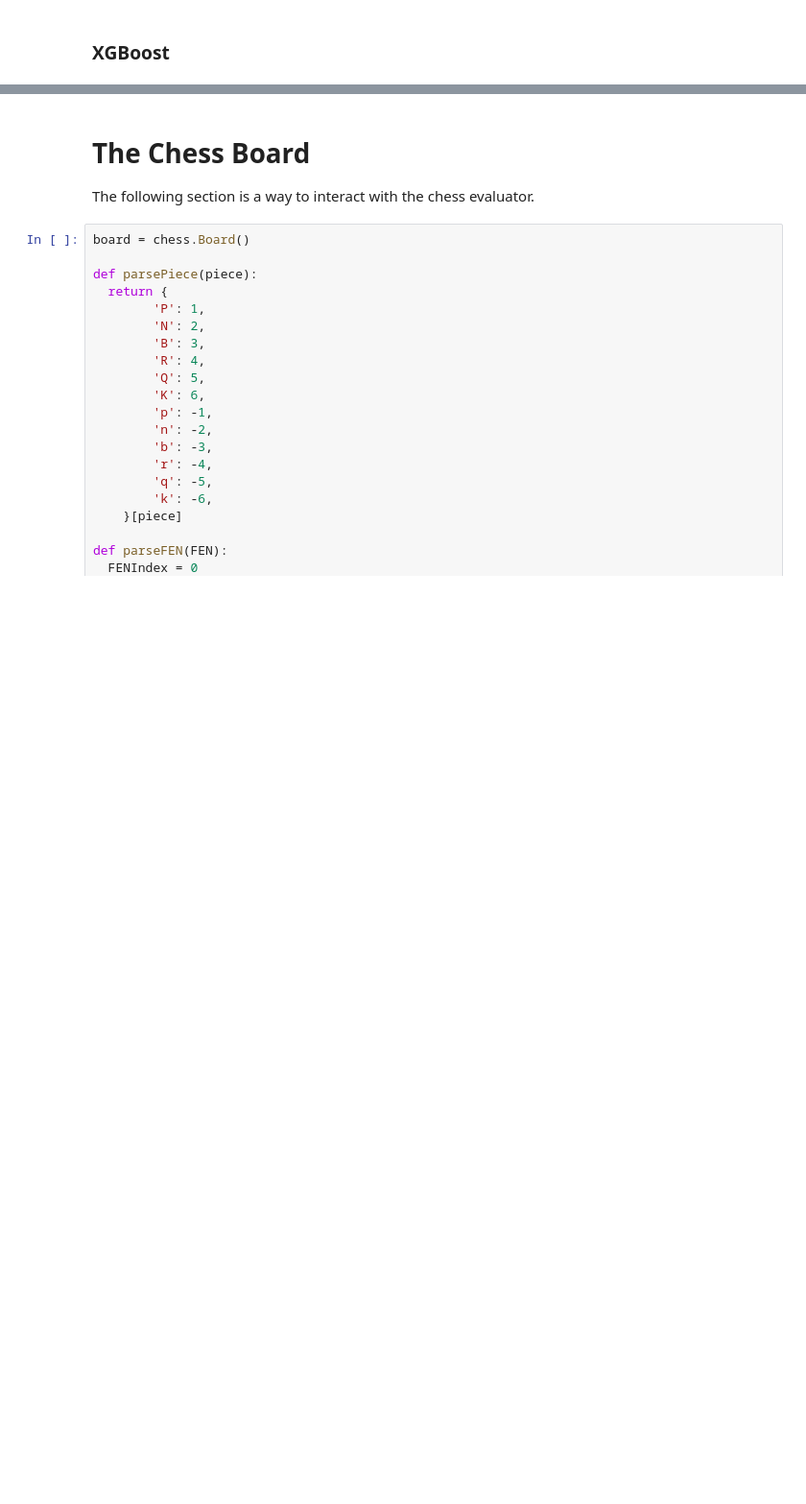
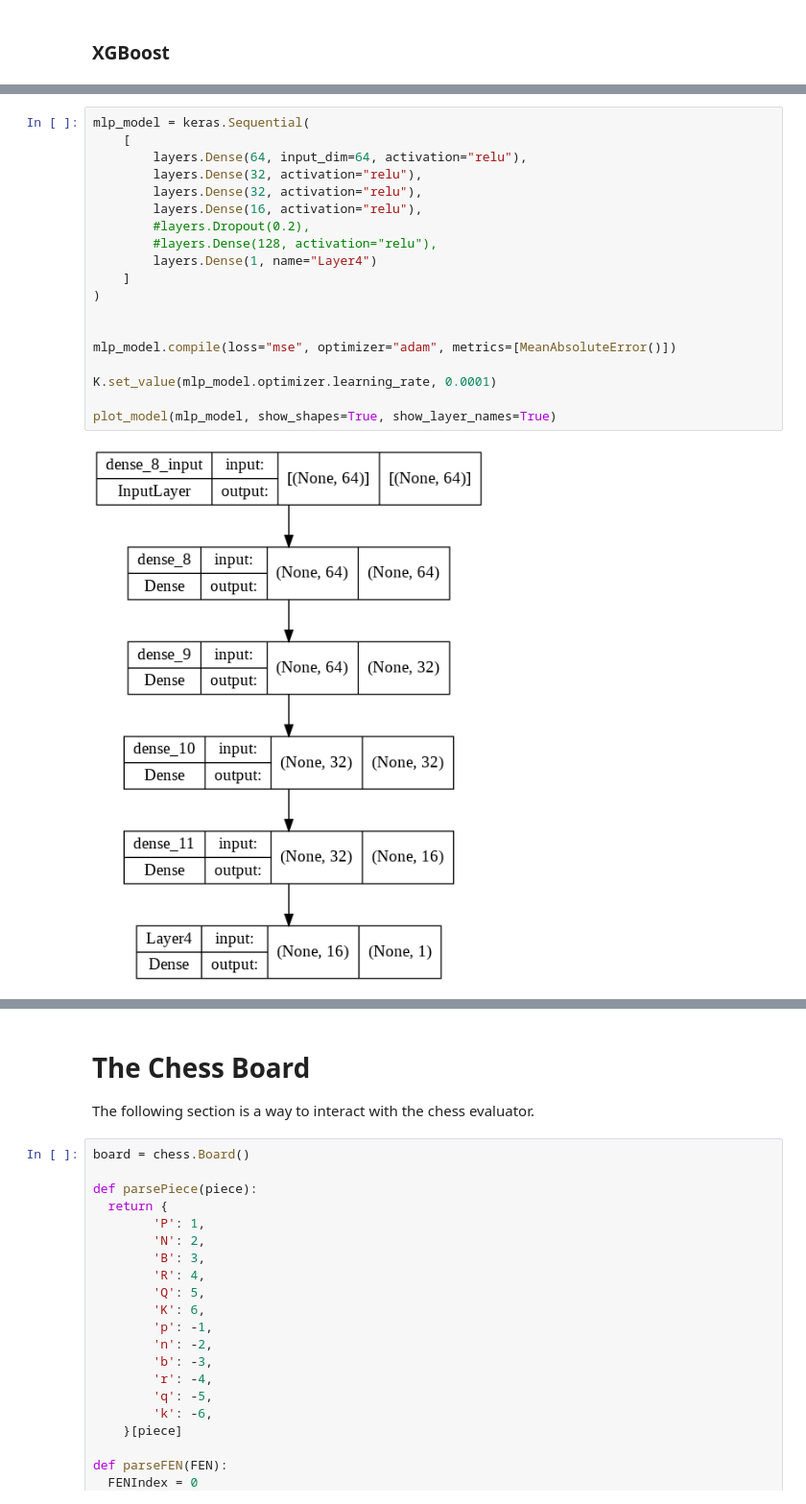
Before and after one commit to GOTWIC/AI-Chess-Engine, a Jupyter notebook: Chess_Engine.ipynb, the cells around one changed output, grey strips where cells are left out. Shown: that part at 96% size. Cells and saved outputs as stored; diff of their text form; blank space fills up the shorter version.

```diff
--- a/Chess_Engine.ipynb
+++ b/Chess_Engine.ipynb
@@ -308,0 +340,21 @@ error_statistics.describe()
+# %%
+mlp_model = keras.Sequential(
+    [
+        layers.Dense(64, input_dim=64, activation="relu"),
+        layers.Dense(32, activation="relu"),
+        layers.Dense(32, activation="relu"),
+        layers.Dense(16, activation="relu"),
+        #layers.Dropout(0.2),
+        #layers.Dense(128, activation="relu"),
+        layers.Dense(1, name="Layer4")
+    ]
+)
+
+
+mlp_model.compile(loss="mse", optimizer="adam", metrics=[MeanAbsoluteError()])
+
+K.set_value(mlp_model.optimizer.learning_rate, 0.0001)
+
+plot_model(mlp_model, show_shapes=True, show_layer_names=True)
+# %% [output]
+[figure, added]
```
Also changed, not shown: parts of 16 cells of this notebook.
